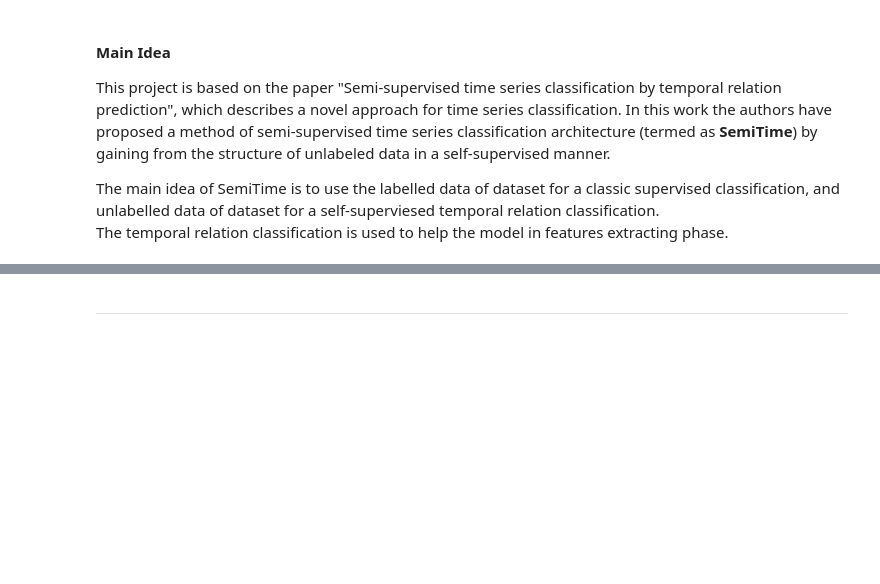
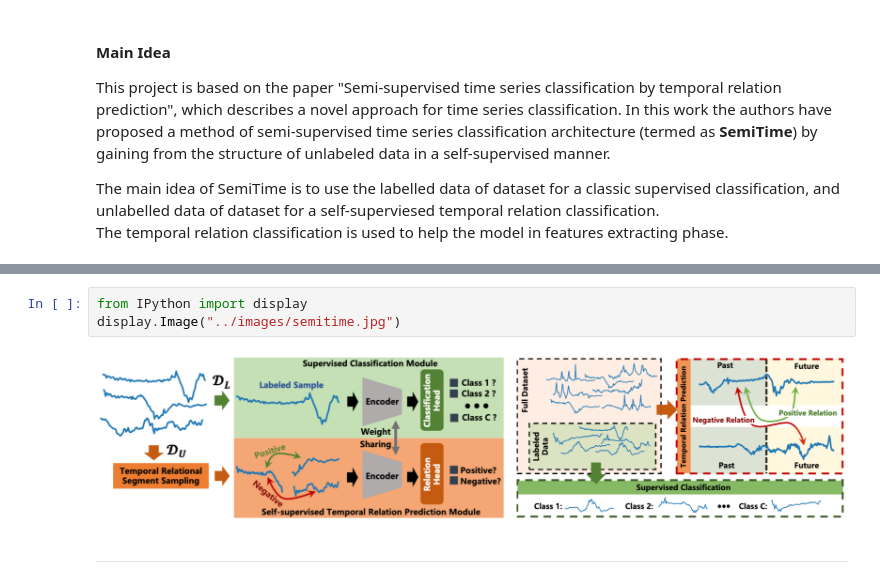
Before and after one commit to ValerioSpagnoli/Neural-Networks-Project-SemiTime, a Jupyter notebook: Code/notebook.ipynb, the cells around one changed output, grey strips where cells are left out. Cells and saved outputs as stored; diff of their text form; blank space fills up the shorter version.

```diff
--- a/Code/notebook.ipynb
+++ b/Code/notebook.ipynb
@@ -61,3 +56,8 @@ Note: $[\cdot, \cdot ]$ is the concatenation operation.
+# %%
+from IPython import display
+display.Image("../images/semitime.jpg")
+# %% [output]
+[figure, added]
 # %% [markdown]
 -----
 # %% [markdown]
```
Also changed, not shown: parts of 3 cells of this notebook, 6 other files.
